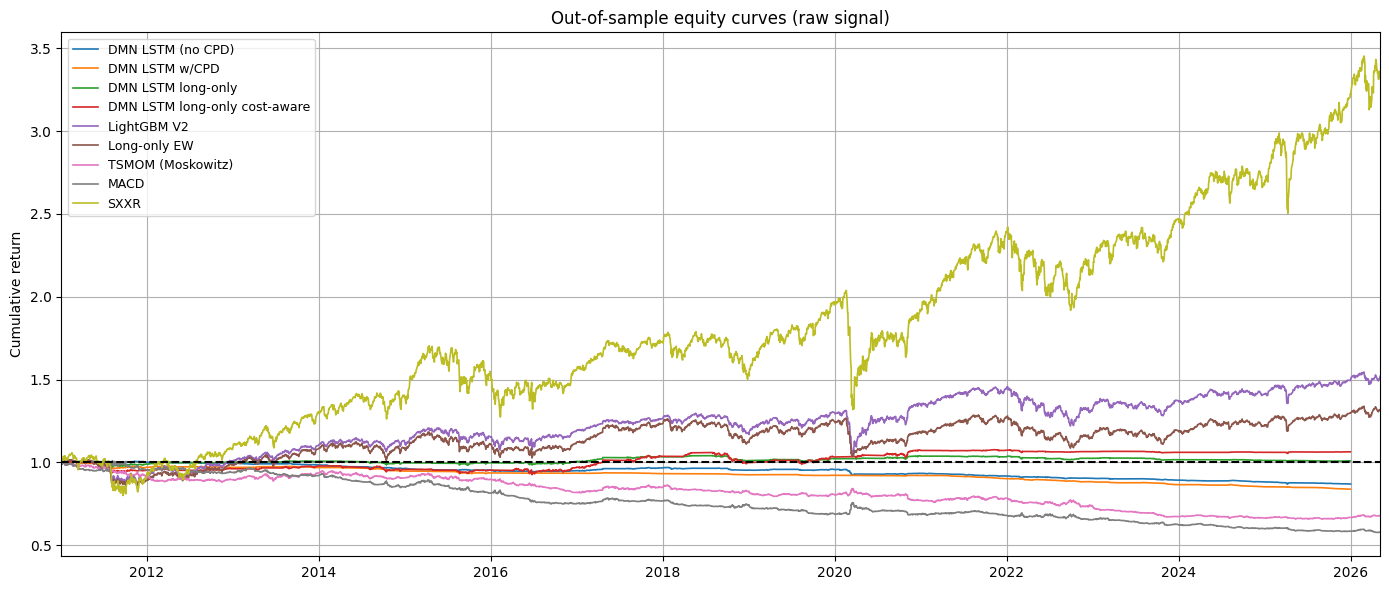
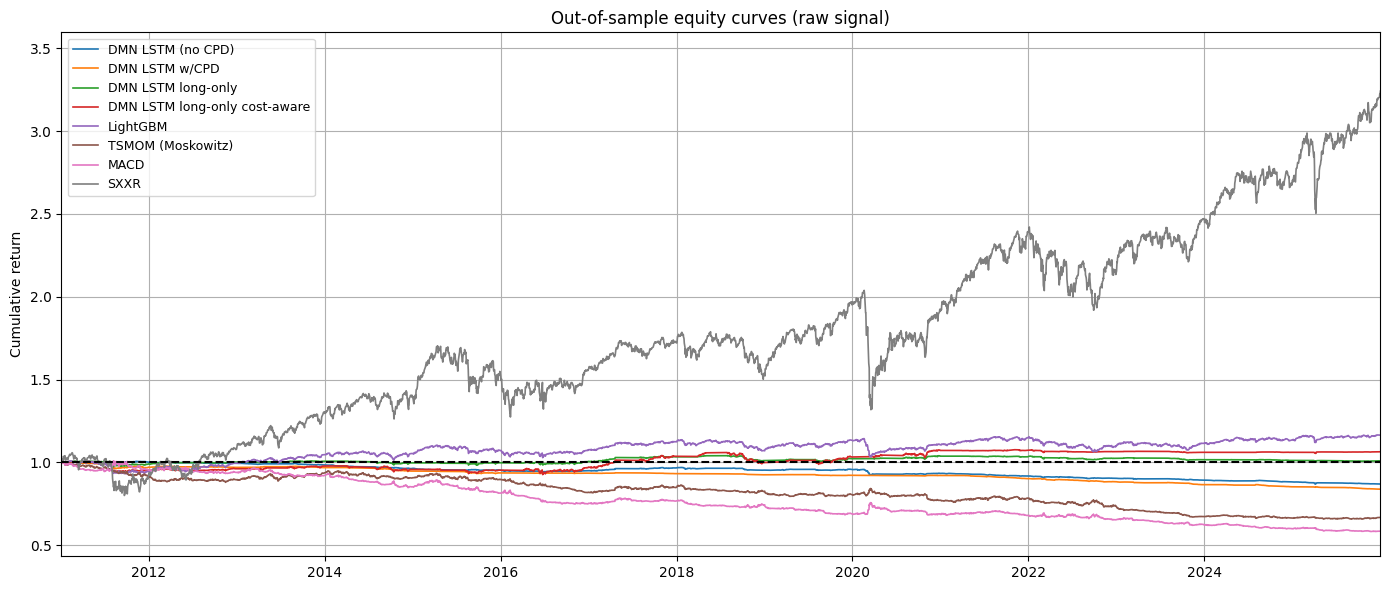
Code edit (unified diff) that turned the first committed figure into the second:
--- before
+++ after
@@ -5,9 +5,9 @@
     "dmn_cpd_longonly_tc_net":    "DMN LSTM long-only cost-aware",
    #"dmn_top50_weekly_net":       "DMN top-50 weekly",
-    "long_only_net":              "Long-only EW",
+   #"long_only_net":              "Long-only EW",
     "moskowitz_net":              "TSMOM (Moskowitz)",
     "macd_net":                   "MACD",
     "sxxr":                       "SXXR",
-    "lgbm_v2_net":                "LightGBM V2",  # Justine's implementation -- long-only by construction
+    "lgbm_net":                   "LightGBM",  # long-only by construction
 }
 
@@ -22,5 +22,5 @@
         valid_dates = [x for x in all_xdata if pd.notna(x)]
         if valid_dates:
-            ax.set_xlim(min(valid_dates), max(valid_dates))
+            ax.set_xlim(min(valid_dates), pd.Timestamp("2025-12-31"))
 
 def plot_equity_curves(portfolios_dict, title_suffix, labels, log=False):

Commit: Remove bug on lgbm